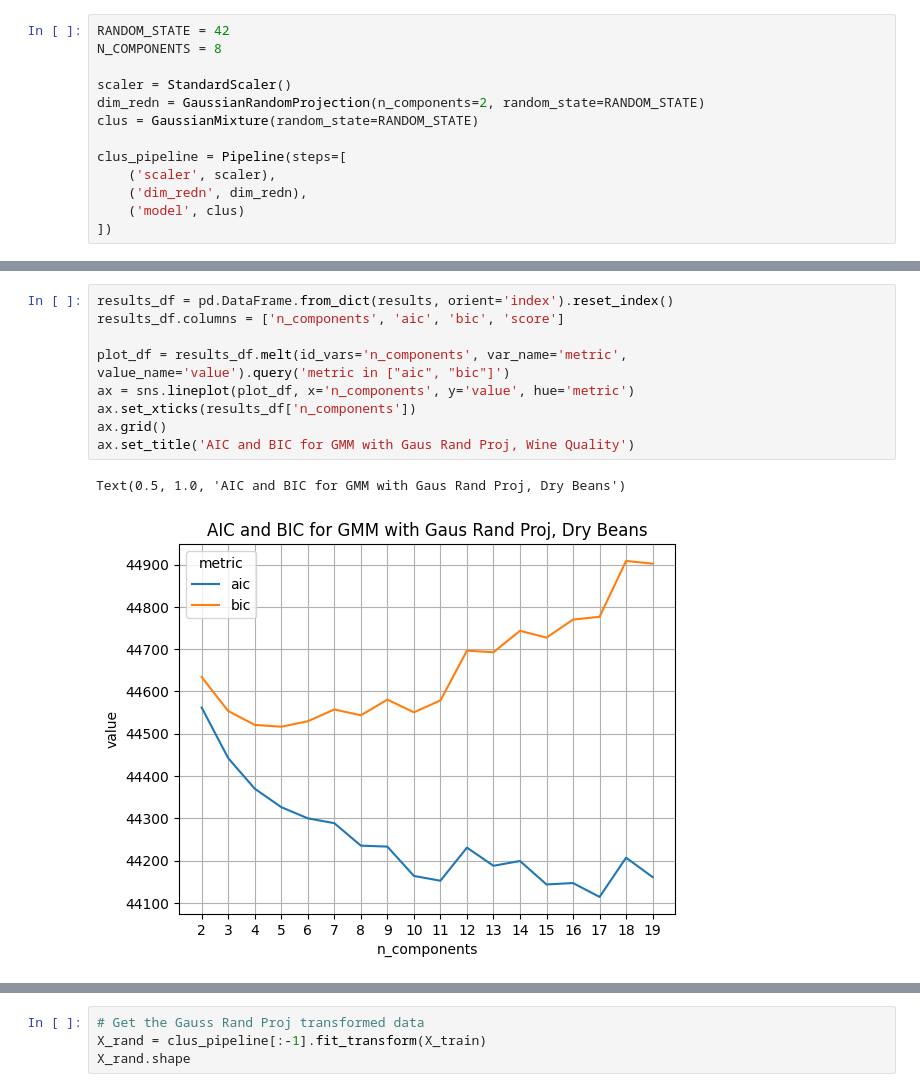
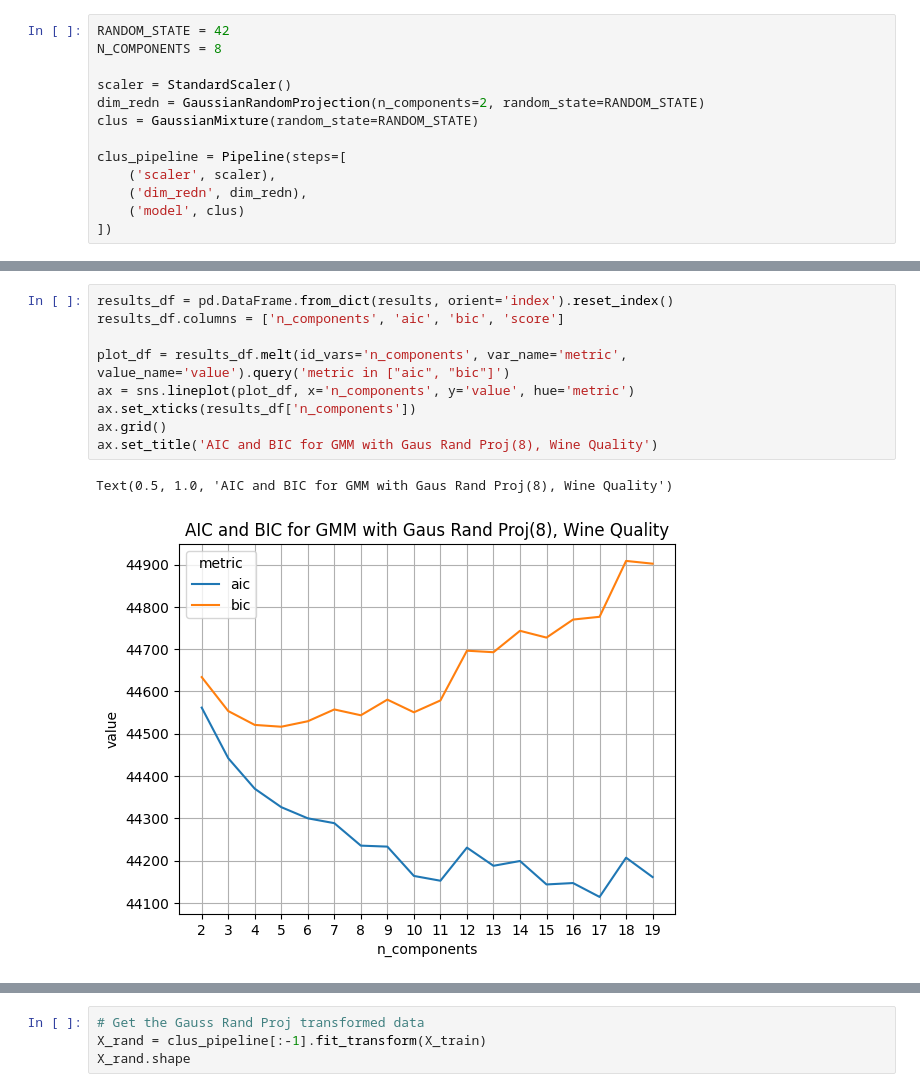
Before and after one commit to PavanKB/PS_3, a Jupyter notebook: dim_red_exp_max_wine_quality.ipynb, the cells around one changed output, grey strips where cells are left out. Saved outputs shown, nothing was run; the diff lists cells and outputs as text.

```diff
--- a/dim_red_exp_max_wine_quality.ipynb
+++ b/dim_red_exp_max_wine_quality.ipynb
@@ -310,13 +345,13 @@ for n_components in range(2, 20):
 # %%
 results_df = pd.DataFrame.from_dict(results, orient='index').reset_index()
 results_df.columns = ['n_components', 'aic', 'bic', 'score']
 
 plot_df = results_df.melt(id_vars='n_components', var_name='metric', value_name='value').query('metric in ["aic", "bic"]')
 ax = sns.lineplot(plot_df, x='n_components', y='value', hue='metric')
 ax.set_xticks(results_df['n_components'])
 ax.grid()
-ax.set_title('AIC and BIC for GMM with Gaus Rand Proj, Wine Quality')
+ax.set_title('AIC and BIC for GMM with Gaus Rand Proj(8), Wine Quality')
 # %% [output]
-Text(0.5, 1.0, 'AIC and BIC for GMM with Gaus Rand Proj, Dry Beans')
+Text(0.5, 1.0, 'AIC and BIC for GMM with Gaus Rand Proj(8), Wine Quality')
-[figure, old version]
+[figure, new version]
 # %%
```
Also changed, not shown: parts of 21 cells of this notebook, 3 other files.
